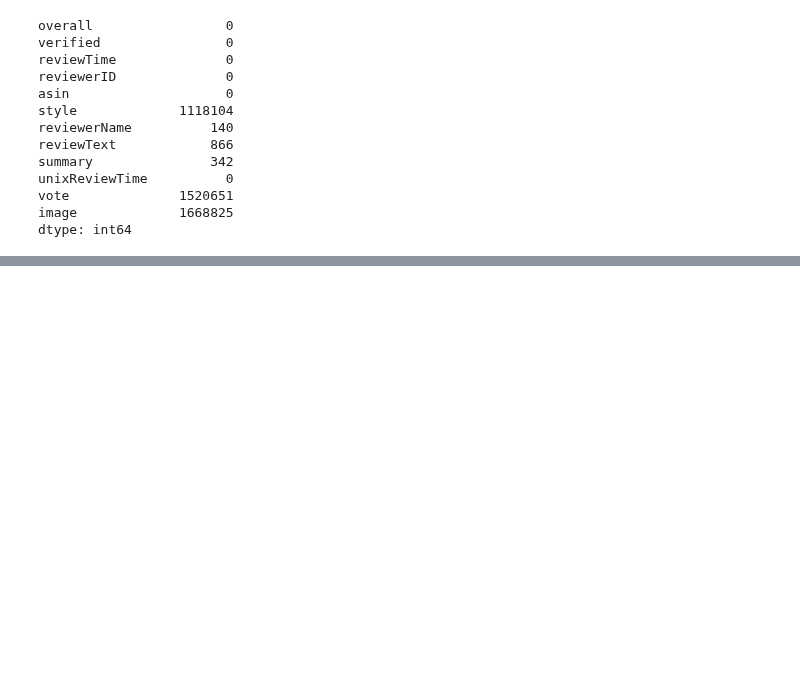
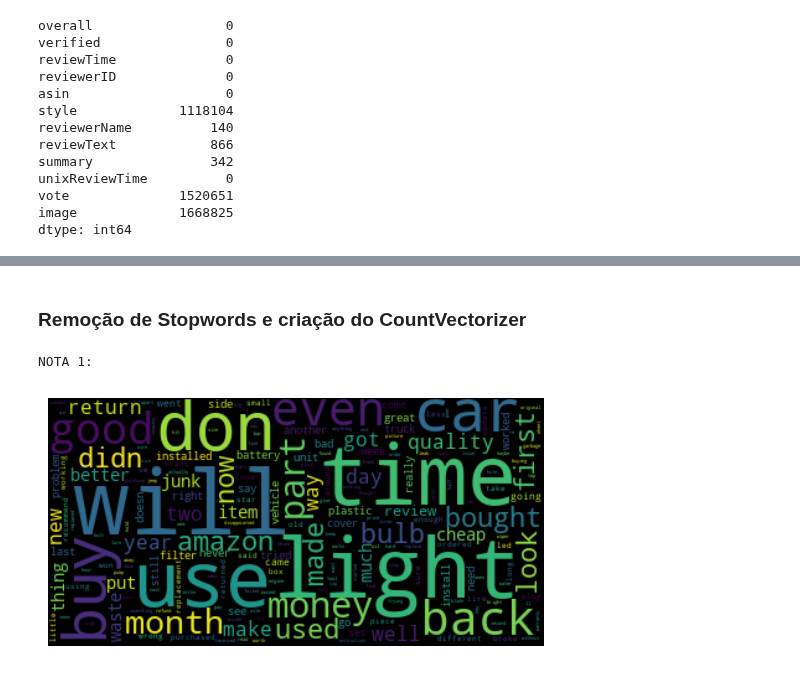
Before and after one commit to Levis33/inf1038-machine-learning, a Jupyter notebook: Trabalho 2/analise_reviews.ipynb, the cells around one changed output, grey strips where cells are left out. Drawn from its saved outputs; the diff is of its cells as text; code cells hidden in the pictures; blank space fills up the shorter version.

Commit message:
Inserindo nuvem de palavras (problema na nota 5)

```diff
--- a/Trabalho 2/analise_reviews.ipynb
+++ b/Trabalho 2/analise_reviews.ipynb
@@ -41,5 +41,7 @@ dtype: int64
 A ideia aqui é analisar qual a nuvem de palavras por nota de acordo com as reviews feitas pelo usuário. Claro que antes será feito um tratamento do texto da review, removendo stopwords, etc. É também interessante saber quantas palavras em média cada rating possui. Note que existem poucas avaliações com reviewText nulo. Nesse caso
 # %%
 df_analise = reviews[['overall', 'reviewText']]
+df_analise = df_analise.dropna()
+print('Número de Linhas:', df_analise.shape[0], 'Número de Colunas:', df_analise.shape[1])
 df_analise.head()
 # %% [output]
@@ -51,0 +57,8 @@ df_analise.head()
+# %%
+import re
+
+df_analise['reviewText'] = df_analise['reviewText'].apply(lambda x: x.lower()) # Substituindo letras maiúsculas por minúsculas
+df_analise['reviewText'] = df_analise['reviewText'].apply(lambda x: re.sub("https?:\/\/.*?[\s+]"," ", x)) # Removendo URLs
+df_analise['reviewText'] = df_analise['reviewText'].apply(lambda x: re.sub("([a-zA-Z0-9._-]+@[a-zA-Z0-9._-]+\.[a-zA-Z0-9_-]+)"," ", x)) # Removendo emails
+df_analise['reviewText'] = df_analise['reviewText'].apply(lambda x: re.sub("[^a-zA-Z]"," ", x)) # Filtrando símbolos
+df_analise.head()
@@ -51,0 +74,8 @@ df_analise.head()
+# %%
+dfs_por_nota = {
+    1: df_analise[df_analise.overall == 1],
+    2: df_analise[df_analise.overall == 2],
+    3: df_analise[df_analise.overall == 3],
+    4: df_analise[df_analise.overall == 4],
+    5: df_analise[df_analise.overall == 5],
+}
@@ -51,0 +89,24 @@ df_analise.head()
+# %% [markdown]
+### Remoção de Stopwords e criação do CountVectorizer
+# %%
+from sklearn.feature_extraction.text import CountVectorizer
+from wordcloud import WordCloud, STOPWORDS
+from pandas import DataFrame
+import matplotlib.pyplot as plt
+
+STOPWORDS.add('one')
+STOPWORDS.add('product')
+# STOPWORDS.add('work')
+# STOPWORDS.add('fit')
+# %%
+print("NOTA 1:")
+df = dfs_por_nota[1]
+text = df.reviewText.tolist()
+text = ' '.join(text).lower()
+wordcloud = WordCloud(stopwords=STOPWORDS, collocations=False, min_word_length=2).generate(text)
+plt.imshow(wordcloud, interpolation='bilInear')
+plt.axis('off')
+plt.show()
+# %% [output]
+NOTA 1:
+[figure, added]
```
Also changed, not shown: parts of 10 cells of this notebook.
